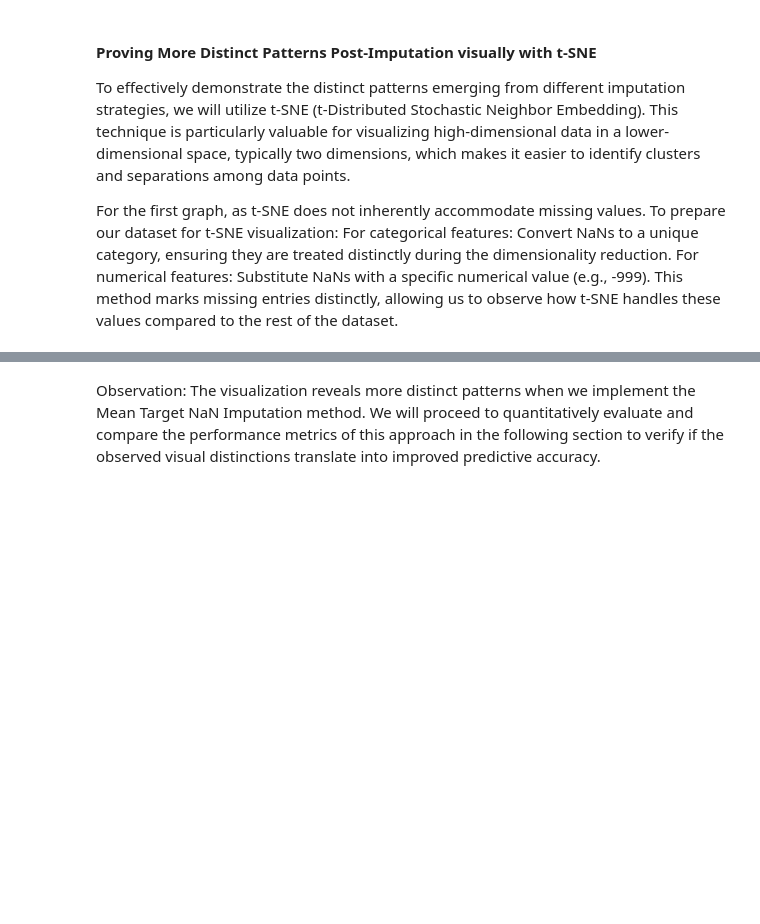
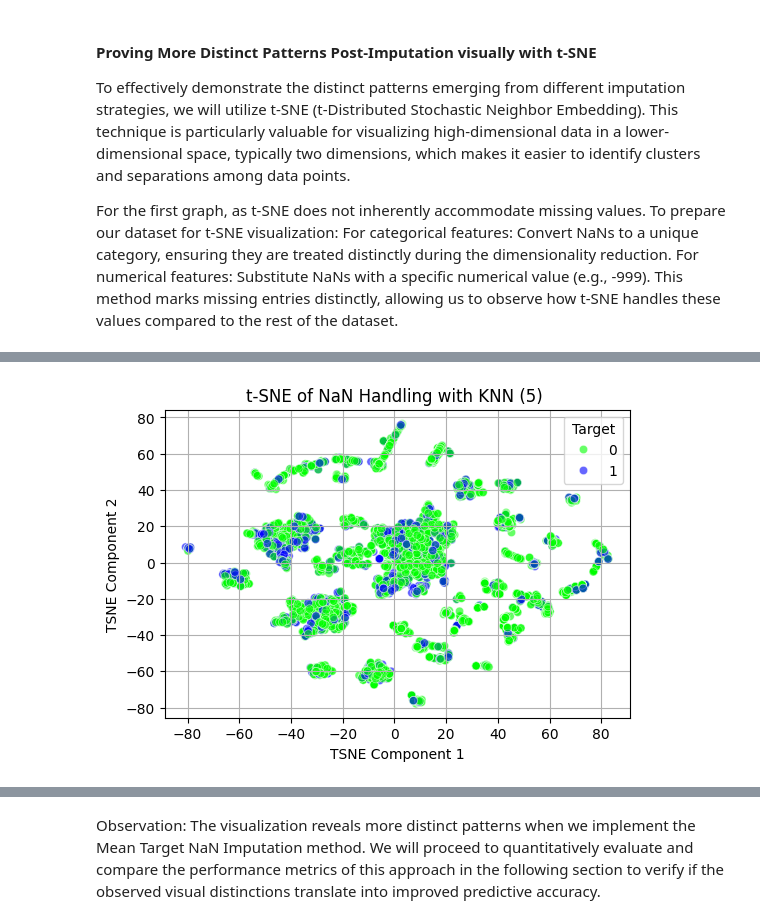
Before and after one commit to DataScienceAndEngineering/machine-learning-dse-i210-final-project-credit-risk, a Jupyter notebook: reports/final_report.ipynb, the cells around one changed output, grey strips where cells are left out. Drawn from its saved outputs; the diff is of its cells as text; code cells hidden in the pictures; blank space fills up the shorter version.

```diff
--- a/reports/final_report.ipynb
+++ b/reports/final_report.ipynb
@@ -592,8 +611,8 @@ from sklearn.preprocessing import LabelEncoder, RobustScaler, StandardScaler
 # %%
-# # Fit KNN imputer on training data
-# knn_imputer = KNNImputer(n_neighbors=5)
-# X_train_knn_imputed_5 = pd.DataFrame(knn_imputer.fit_transform(X_train), columns=X_train.columns)
+# Fit KNN imputer on training data
+knn_imputer = KNNImputer(n_neighbors=5)
+X_train_knn_imputed_5 = pd.DataFrame(knn_imputer.fit_transform(X_train), columns=X_train.columns)
 
-# # Apply KNN imputer to validation data
-# X_valid_knn_imputed_5 = pd.DataFrame(knn_imputer.transform(X_valid), columns=X_valid.columns)
+# Apply KNN imputer to validation data
+X_valid_knn_imputed_5 = pd.DataFrame(knn_imputer.transform(X_valid), columns=X_valid.columns)
 # %%
@@ -703,3 +722,5 @@ preprocess_and_tsne_with_nan_handling(X_train, y_train, 't-SNE of Data WITHOUT N
 # %%
-# preprocess_and_tsne_with_nan_handling(X_valid_knn_imputed_5, y_valid, 't-SNE of NaN Handling with KNN (5) ')
+preprocess_and_tsne_with_nan_handling(X_valid_knn_imputed_5, y_valid, 't-SNE of NaN Handling with KNN (5) ')
+# %% [output]
+[figure, added]
 # %%
```
Also changed, not shown: parts of 33 cells of this notebook, 2 other files.
